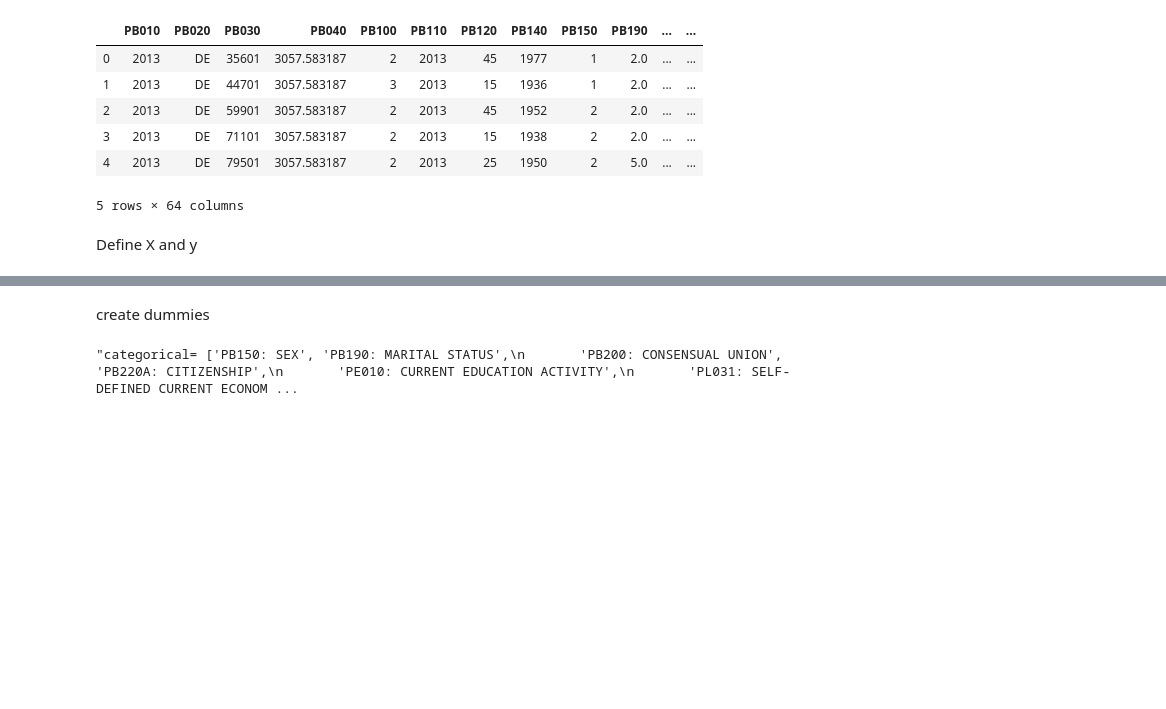
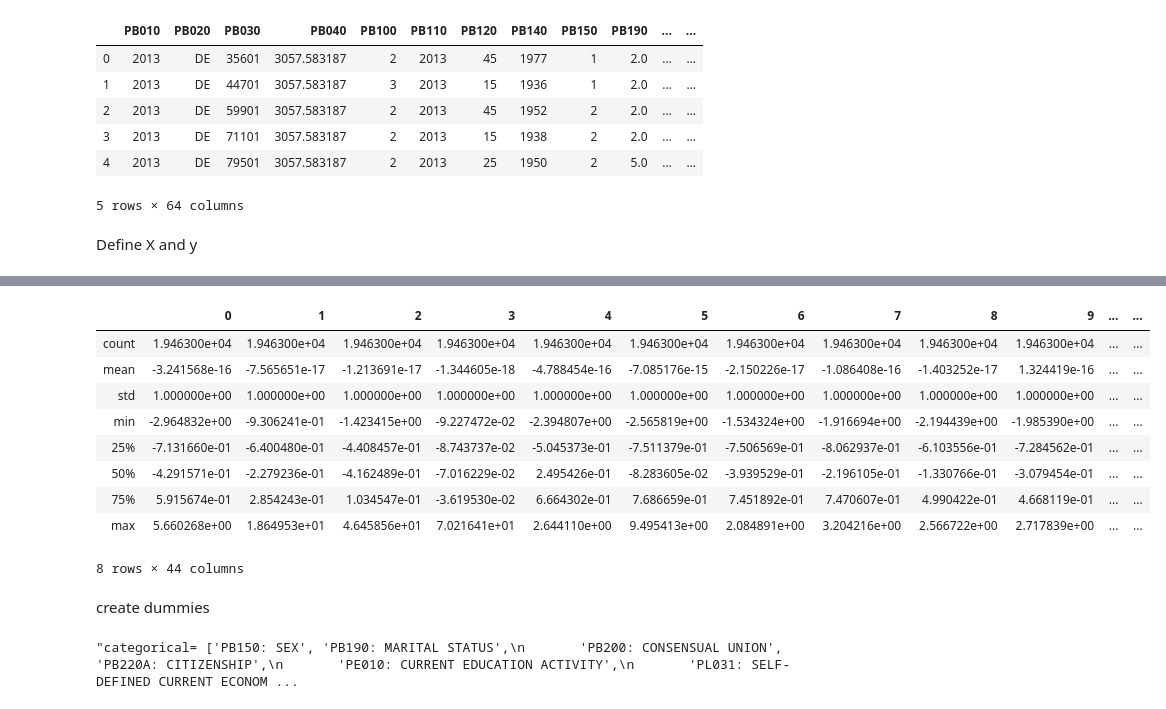
Before and after one commit to ta-data-lis/final-project, a Jupyter notebook: your-project/3_Machine Learning - TRY2.ipynb, the cells around one changed output, grey strips where cells are left out. Drawn from its saved outputs; the diff is of its cells as text; code cells hidden in the pictures; blank space fills up the shorter version.

```diff
--- a/your-project/3_Machine Learning - TRY2.ipynb
+++ b/your-project/3_Machine Learning - TRY2.ipynb
@@ -183,3 +220,17 @@ features_ica.shape
+# %%
+datpa=pd.DataFrame(features_pca)
+datpa.describe()
+# %% [output]
+|  | 0 | 1 | 2 | 3 | 4 | 5 | 6 | 7 | 8 | 9 | ... | ... |
+| count | 1.946300e+04 | 1.946300e+04 | 1.946300e+04 | 1.946300e+04 | 1.946300e+04 | 1.946300e+04 | 1.946300e+04 | 1.946300e+04 | 1.946300e+04 | 1.946300e+04 | ... | ... |
+| mean | -3.241568e-16 | -7.565651e-17 | -1.213691e-17 | -1.344605e-18 | -4.788454e-16 | -7.085176e-15 | -2.150226e-17 | -1.086408e-16 | -1.403252e-17 | 1.324419e-16 | ... | ... |
+| std | 1.000000e+00 | 1.000000e+00 | 1.000000e+00 | 1.000000e+00 | 1.000000e+00 | 1.000000e+00 | 1.000000e+00 | 1.000000e+00 | 1.000000e+00 | 1.000000e+00 | ... | ... |
+| min | -2.964832e+00 | -9.306241e-01 | -1.423415e+00 | -9.227472e-02 | -2.394807e+00 | -2.565819e+00 | -1.534324e+00 | -1.916694e+00 | -2.194439e+00 | -1.985390e+00 | ... | ... |
+| 25% | -7.131660e-01 | -6.400480e-01 | -4.408457e-01 | -8.743737e-02 | -5.045373e-01 | -7.511379e-01 | -7.506569e-01 | -8.062937e-01 | -6.103556e-01 | -7.284562e-01 | ... | ... |
+| 50% | -4.291571e-01 | -2.279236e-01 | -4.162489e-01 | -7.016229e-02 | 2.495426e-01 | -8.283605e-02 | -3.939529e-01 | -2.196105e-01 | -1.330766e-01 | -3.079454e-01 | ... | ... |
+| 75% | 5.915674e-01 | 2.854243e-01 | 1.034547e-01 | -3.619530e-02 | 6.664302e-01 | 7.686659e-01 | 7.451892e-01 | 7.470607e-01 | 4.990422e-01 | 4.668119e-01 | ... | ... |
+| max | 5.660268e+00 | 1.864953e+01 | 4.645856e+01 | 7.021641e+01 | 2.644110e+00 | 9.495413e+00 | 2.084891e+00 | 3.204216e+00 | 2.566722e+00 | 2.717839e+00 | ... | ... |
+8 rows × 44 columns
 # %% [markdown]
 create dummies
 # %%
```
Also changed, not shown: parts of 64 cells of this notebook.
